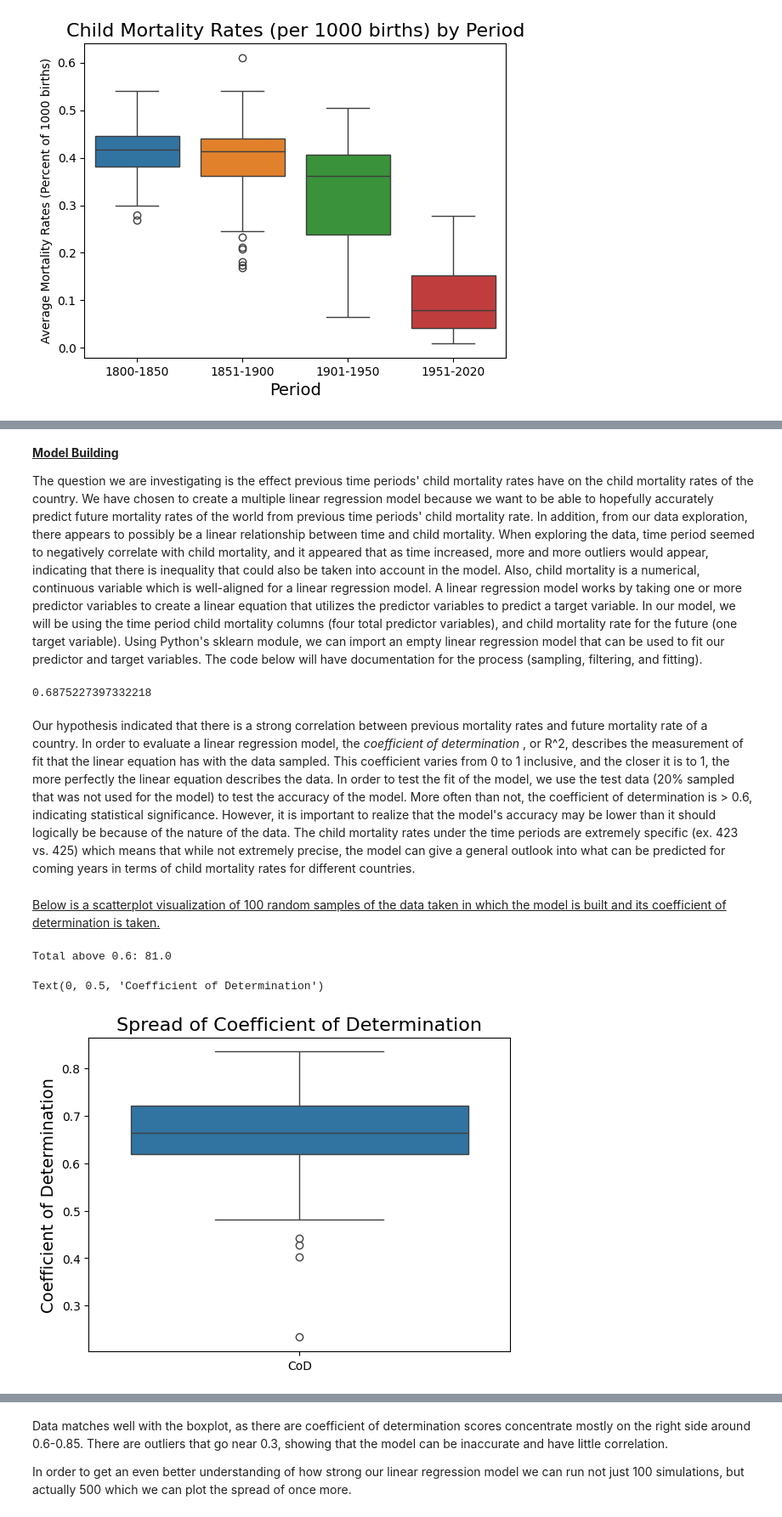
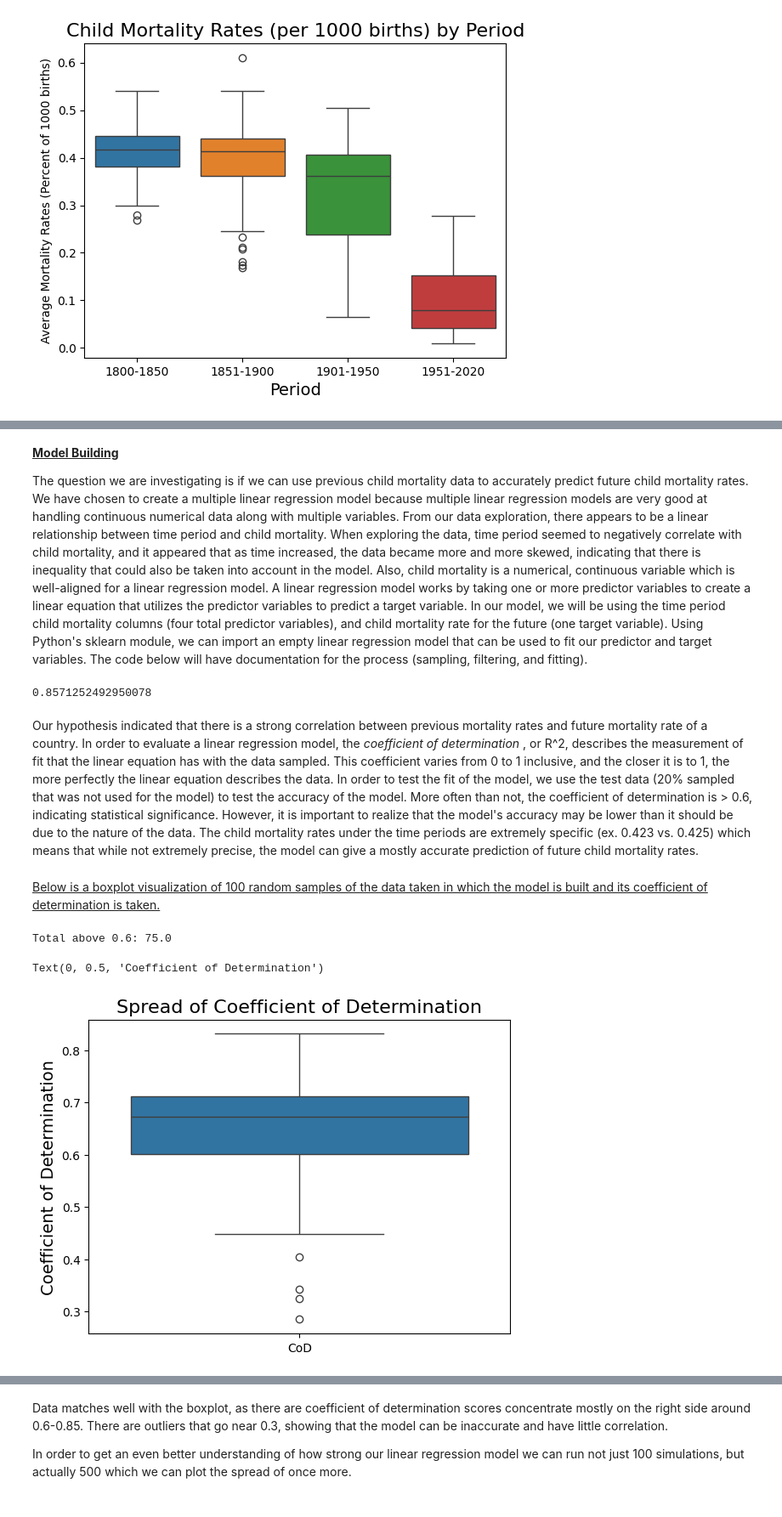
Before and after one commit to dshallal/data110final, a Jupyter notebook: WriteUp.ipynb, the cells around one changed output, grey strips where cells are left out. Shown: that part at 85% size. Saved outputs shown, nothing was run; the diff lists cells and outputs as text; code cells hidden in the pictures.

```diff
--- a/WriteUp.ipynb
+++ b/WriteUp.ipynb
@@ -125,7 +125,7 @@ As part of exploring the data to understand trends, distribution, and correlatio
 # %% [markdown]
 <u> **Model Building** </u>
 
-The question we are investigating is the effect previous time periods' child mortality rates have on the child mortality rates of the country. We have chosen to create a multiple linear regression model because we want to be able to hopefully accurately predict future mortality rates of the world from previous time periods' child mortality rate. In addition, from our data exploration, there appears to possibly be a linear relationship between time and child mortality. When exploring the data, time period seemed to negatively correlate with child mortality, and it appeared that as time increased, more and more outliers would appear, indicating that there is inequality that could also be taken into account in the model. Also, child mortality is a numerical, continuous variable which is well-aligned for a linear regression model. A linear regression model works by taking one or more predictor variables to create a linear equation that utilizes the predictor variables to predict a target variable. In our model, we will be using the time period child mortality columns (four total predictor variables), and child mortality rate for the future (one target variable). Using Python's sklearn module, we can import an empty linear regression model that can be used to fit our predictor and target variables. The code below will have documentation for the process (sampling, filtering, and fitting).
+The question we are investigating is if we can use previous child mortality data to accurately predict future child mortality rates. We have chosen to create a multiple linear regression model because multiple linear regression models are very good at handling continuous numerical data along with multiple variables. From our data exploration, there appears to be a linear relationship between time period and child mortality. When exploring the data, time period seemed to negatively correlate with child mortality, and it appeared that as time increased, the data became more and more skewed, indicating that there is inequality that could also be taken into account in the model. Also, child mortality is a numerical, continuous variable which is well-aligned for a linear regression model. A linear regression model works by taking one or more predictor variables to create a linear equation that utilizes the predictor variables to predict a target variable. In our model, we will be using the time period child mortality columns (four total predictor variables), and child mortality rate for the future (one target variable). Using Python's sklearn module, we can import an empty linear regression model that can be used to fit our predictor and target variables. The code below will have documentation for the process (sampling, filtering, and fitting).
 # %%
 # Import linear regression model from sklearn
 from sklearn.linear_model import LinearRegression
@@ -147,34 +147,34 @@ def model_creator(X_train, y_train, X_test, y_test):
     lr = LinearRegression(fit_intercept=False)
     # Fit the data
     lr.fit(X_train, y_train)
-    # Return the R^2 by using the test data
-    return lr.score(X_test, y_test)
+    # Return the R^2 by using the test data and the actual model
+    return lr.score(X_test, y_test), lr
 
-print(model_creator(X_y_test_train[0], X_y_test_train[1], X_y_test_train[2], X_y_test_train[3]))
+print(model_creator(X_y_test_train[0], X_y_test_train[1], X_y_test_train[2], X_y_test_train[3])[0])
 # %% [output]
-0.6875227397332218
+0.8571252492950078
 # %% [markdown]
-Our hypothesis indicated that there is a strong correlation between previous mortality rates and future mortality rate of a country. In order to evaluate a linear regression model, the <i> coefficient of determination </i>, or R^2, describes the measurement of fit that the linear equation has with the data sampled. This coefficient varies from 0 to 1 inclusive, and the closer it is to 1, the more perfectly the linear equation describes the data. In order to test the fit of the model, we use the test data (20% sampled that was not used for the model) to test the accuracy of the model. More often than not, the coefficient of determination is > 0.6, indicating statistical significance. However, it is important to realize that the model's accuracy may be lower than it should logically be because of the nature of the data. The child mortality rates under the time periods are extremely specific (ex. 423 vs. 425) which means that while not extremely precise, the model can give a general outlook into what can be predicted for coming years in terms of child mortality rates for different countries.
+Our hypothesis indicated that there is a strong correlation between previous mortality rates and future mortality rate of a country. In order to evaluate a linear regression model, the <i> coefficient of determination </i>, or R^2, describes the measurement of fit that the linear equation has with the data sampled. This coefficient varies from 0 to 1 inclusive, and the closer it is to 1, the more perfectly the linear equation describes the data. In order to test the fit of the model, we use the test data (20% sampled that was not used for the model) to test the accuracy of the model. More often than not, the coefficient of determination is > 0.6, indicating statistical significance. However, it is important to realize that the model's accuracy may be lower than it should be due to the nature of the data. The child mortality rates under the time periods are extremely specific (ex. 0.423 vs. 0.425) which means that while not extremely precise, the model can give a mostly accurate prediction of future child mortality rates.
 # %% [markdown]
-<u> Below is a scatterplot visualization of 100 random samples of the data taken in which the model is built and its coefficient of determination is taken. </u>
+<u> Below is a boxplot visualization of 100 random samples of the data taken in which the model is built and its coefficient of determination is taken. </u>
 # %%
 # Create a dataframe of coefficients of determination
 coef_df = {"CoD" : []}
 for _ in range(100):
     train_test_data = sampler(final_dataset)
-    coef_df["CoD"].append(model_creator(train_test_data[0], train_test_data[1], train_test_data[2], train_test_data[3]))
+    coef_df["CoD"].append(model_creator(train_test_data[0], train_test_data[1], train_test_data[2], train_test_data[3])[0])
 
 # Find proportion above 0.6
 above_6 = 0
 for cod in coef_df["CoD"]:
     if cod > 0.6:
         above_6 += 1
 print("Total above 0.6:", above_6 / len(coef_df))
 sns.boxplot(data=coef_df)
 plt.title("Spread of Coefficient of Determination", fontsize=16)
 plt.ylabel("Coefficient of Determination", fontsize=14)
 # %% [output]
-Total above 0.6: 81.0
+Total above 0.6: 75.0
 Text(0, 0.5, 'Coefficient of Determination')
-[figure, old version]
+[figure, new version]
 # %% [markdown]
```
Also changed, not shown: parts of 12 cells of this notebook.
